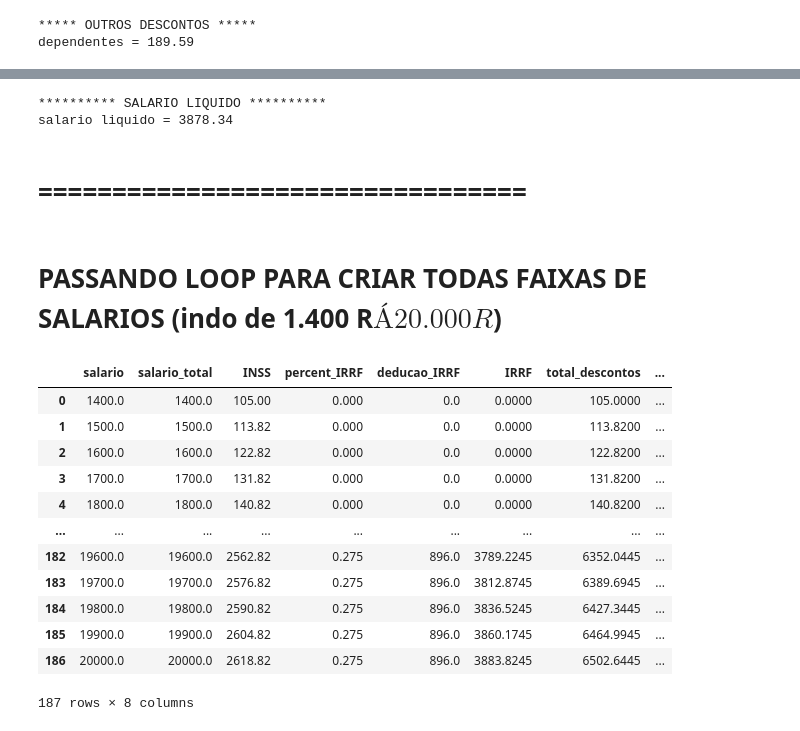
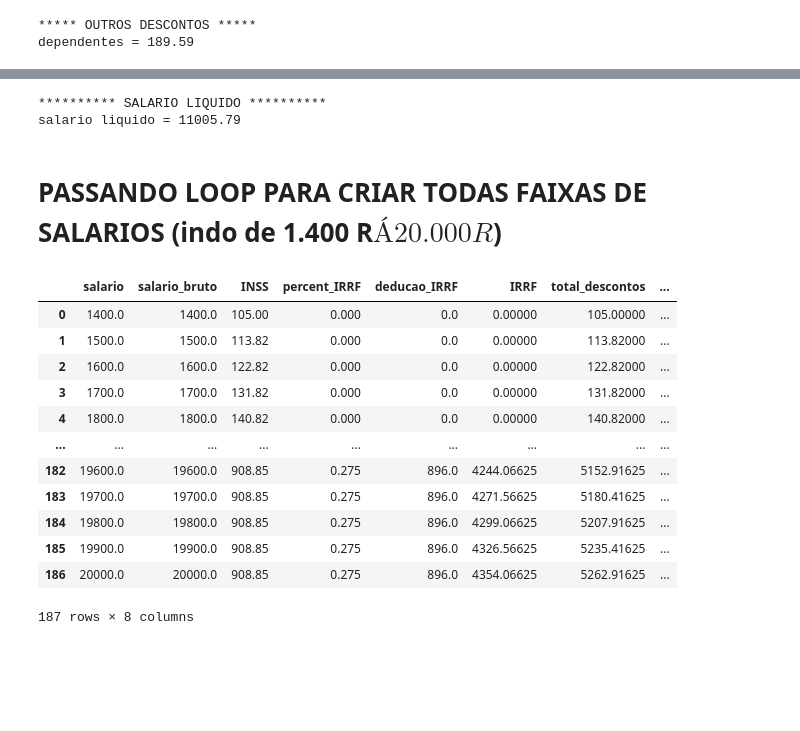
Before and after one commit to GabrielGabes/CalculosTrabalhitas, a Jupyter notebook: 0 - Calculando Faixas.ipynb, the cells around one changed output, grey strips where cells are left out. Saved outputs shown, nothing was run; the diff lists cells and outputs as text; code cells hidden in the pictures; blank space fills up the shorter version.

```diff
--- a/0 - Calculando Faixas.ipynb
+++ b/0 - Calculando Faixas.ipynb
@@ -143,6 +150,10 @@ print('*'*10, 'DESCONTOS/SAIDAS', '*'*10,'\n')
 ********** DESCONTOS/SAIDAS **********
 # %%
 def calcular_inss(salario):
+    if salario > 7786.02:
+        teto_inss = 908.85  # Valor máximo de contribuição do INSS para 2024
+        return teto_inss
+
     inss = 0
 
     # primeira parte -> até 1.412,00
@@ -170,7 +181,7 @@ def calcular_inss(salario):
     return round(inss, 2)
 
 # Exemplo de uso da função
-INSS = calcular_inss(salario_total_0)
+INSS = calcular_inss(salario_bruto)
 print('INSS =', INSS)
 # fonte: https://www.bloomberglinea.com.br/2024/02/20/tabela-de-desconto-do-inss-2024-valores-e-como-calcula-los/
 # fonte: https://www.gov.br/inss/pt-br/assuntos/confira-as-aliquotas-de-contribuicao-ao-inss-com-o-aumento-do-salario-minimo
@@ -186,7 +197,7 @@ print('dependentes =',round(valor_por_dependente, 2),'\n')
 dependentes = 189.59
 # %%
 print('*'*5, 'I.R.R.F - imposto de renda', '*'*5)
-IRPF = salario_total - INSS - valor_por_dependente
+IRPF = salario_bruto - INSS - valor_por_dependente
 print('base calculo =', round(IRPF,2),'\n')
 def calcular_irrf(salario):
     if salario <= 2259.20:
@@ -238,7 +249,7 @@ I.R.R.F = 302.84
 print('*'*5, 'VALE TRANSPORTE', '*'*5)
 percent_vale_transporte = 6/100
 print('Taxa padrão vale transporte', str(6)+'%')
-vale_transporte = salario*percent_vale_transporte
+vale_transporte = salario_bruto*percent_vale_transporte
 print('Vale Transporte =', round(vale_transporte,2),'\n')
 # %% [output]
 ***** VALE TRANSPORTE *****
@@ -255,64 +266,60 @@ total descontos = 1121.66
 # %%
 ############################################################
 print('*'*10, 'SALARIO LIQUIDO', '*'*10)
-salario_liquido = salario_total - total_descontos
+salario_liquido = salario_bruto - total_descontos
 print('salario liquido =', round(salario_liquido,2))
 # %% [output]
 ********** SALARIO LIQUIDO **********
-salario liquido = 3878.34
+salario liquido = 11005.79
-# %% [markdown]
-# =================================
 # %% [markdown]
 # PASSANDO LOOP PARA CRIAR TODAS FAIXAS DE SALARIOS (indo de 1.400 R$ Á 20.000 R$)
 # %%
-df = pd.DataFrame(columns=['salario','salario_total',
+df = pd.DataFrame(columns=['salario','salario_bruto',
                            'INSS',
                            'percent_IRRF','deducao_IRRF','IRRF',
                            #'vale_transporte',
                            'total_descontos','salario_liquido'])
 
 for salario in range(1400, 20100, 100):
     #adicional_insalubridade = 282.4
-    #arredond_mes = 0.87
 
-    salario_total_0 = salario #+ adicional_insalubridade
-    salario_total = salario #+ arredond_mes #+ adicional_insalubridade
+    salario_bruto = salario #+ adicional_insalubridade
 
-    INSS = calcular_inss(salario_total_0)
+    INSS = calcular_inss(salario_bruto)
 
     qdt_dependente = 0
     valor_por_dependente = 189.59 * qdt_dependente
 
-    IRPF = salario_total - INSS - valor_por_dependente
+    IRPF = salario_bruto - INSS - valor_por_dependente
     percent_IRRF  = calcular_irrf(IRPF)[1]
     deducao_IRRF  = calcular_irrf(IRPF)[2]
     IRRF = calcular_irrf(IRPF)[0]
 
-    #percent_vale_transporte = 0 #6/100
+    percent_vale_transporte = 6/100
     #vale_transporte = salario*percent_vale_transporte
 
     total_descontos = INSS + IRRF #+ vale_transporte
-    salario_liquido = salario_total - total_descontos
+    salario_liquido = salario_bruto - total_descontos
 
-    df.loc[len(df)] = [salario,salario_total,
+    df.loc[len(df)] = [salario,salario_bruto,
                        INSS,
                        percent_IRRF,deducao_IRRF,IRRF,
                        #vale_transporte,
                        total_descontos,salario_liquido]
 df
 # %% [output]
-|  | salario | salario_total | INSS | percent_IRRF | deducao_IRRF | IRRF | total_descontos | ... |
-| 0 | 1400.0 | 1400.0 | 105.00 | 0.000 | 0.0 | 0.0000 | 105.0000 | ... |
-| 1 | 1500.0 | 1500.0 | 113.82 | 0.000 | 0.0 | 0.0000 | 113.8200 | ... |
-| 2 | 1600.0 | 1600.0 | 122.82 | 0.000 | 0.0 | 0.0000 | 122.8200 | ... |
-| 3 | 1700.0 | 1700.0 | 131.82 | 0.000 | 0.0 | 0.0000 | 131.8200 | ... |
-| 4 | 1800.0 | 1800.0 | 140.82 | 0.000 | 0.0 | 0.0000 | 140.8200 | ... |
+|  | salario | salario_bruto | INSS | percent_IRRF | deducao_IRRF | IRRF | total_descontos | ... |
+| 0 | 1400.0 | 1400.0 | 105.00 | 0.000 | 0.0 | 0.00000 | 105.00000 | ... |
+| 1 | 1500.0 | 1500.0 | 113.82 | 0.000 | 0.0 | 0.00000 | 113.82000 | ... |
+| 2 | 1600.0 | 1600.0 | 122.82 | 0.000 | 0.0 | 0.00000 | 122.82000 | ... |
+| 3 | 1700.0 | 1700.0 | 131.82 | 0.000 | 0.0 | 0.00000 | 131.82000 | ... |
+| 4 | 1800.0 | 1800.0 | 140.82 | 0.000 | 0.0 | 0.00000 | 140.82000 | ... |
 | ... | ... | ... | ... | ... | ... | ... | ... | ... |
-| 182 | 19600.0 | 19600.0 | 2562.82 | 0.275 | 896.0 | 3789.2245 | 6352.0445 | ... |
-| 183 | 19700.0 | 19700.0 | 2576.82 | 0.275 | 896.0 | 3812.8745 | 6389.6945 | ... |
-| 184 | 19800.0 | 19800.0 | 2590.82 | 0.275 | 896.0 | 3836.5245 | 6427.3445 | ... |
-| 185 | 19900.0 | 19900.0 | 2604.82 | 0.275 | 896.0 | 3860.1745 | 6464.9945 | ... |
-| 186 | 20000.0 | 20000.0 | 2618.82 | 0.275 | 896.0 | 3883.8245 | 6502.6445 | ... |
+| 182 | 19600.0 | 19600.0 | 908.85 | 0.275 | 896.0 | 4244.06625 | 5152.91625 | ... |
+| 183 | 19700.0 | 19700.0 | 908.85 | 0.275 | 896.0 | 4271.56625 | 5180.41625 | ... |
+| 184 | 19800.0 | 19800.0 | 908.85 | 0.275 | 896.0 | 4299.06625 | 5207.91625 | ... |
+| 185 | 19900.0 | 19900.0 | 908.85 | 0.275 | 896.0 | 4326.56625 | 5235.41625 | ... |
+| 186 | 20000.0 | 20000.0 | 908.85 | 0.275 | 896.0 | 4354.06625 | 5262.91625 | ... |
 187 rows × 8 columns
 # %%
 # salvando tabela todas faixas de salarios e descontos
```
Also changed, not shown: parts of 13 cells of this notebook, 18 other files.
